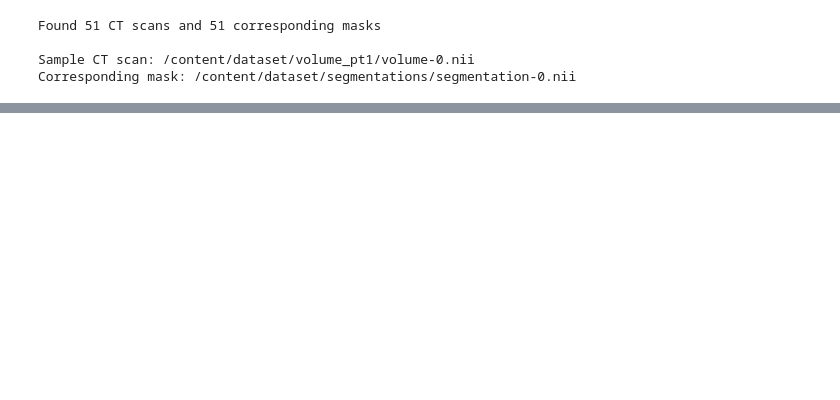
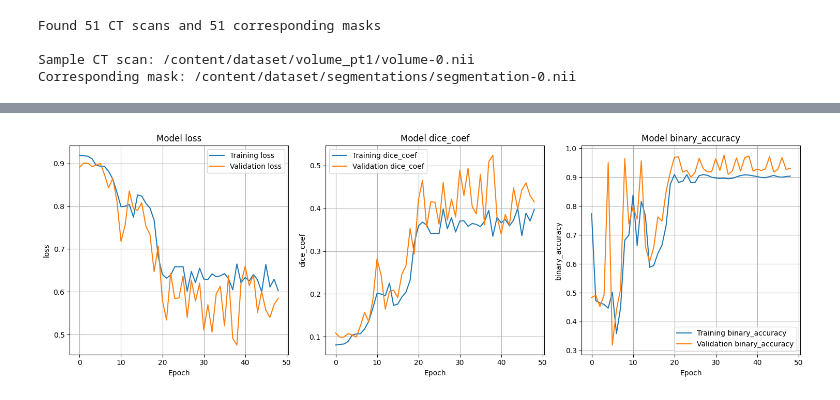
Before and after one commit to atharvadesai1/ChatApp, a Jupyter notebook: liver_tumor.ipynb, the cells around one changed output, grey strips where cells are left out. Saved outputs shown, nothing was run; the diff lists cells and outputs as text; code cells hidden in the pictures; blank space fills up the shorter version.

```diff
--- a/liver_tumor.ipynb
+++ b/liver_tumor.ipynb
@@ -268,7 +268,7 @@ model.compile(optimizer=Adam(learning_rate=1e-4),
 # Callbacks
 callbacks = [
     ModelCheckpoint('best_model.h5', monitor='val_dice_coef', save_best_only=True, mode='max'),
-    EarlyStopping(monitor='val_dice_coef', patience=10, restore_best_weights=True),
+    EarlyStopping(monitor='val_dice_coef', patience=10, restore_best_weights=True, mode='max'), # Added mode='max'
     ReduceLROnPlateau(monitor='val_loss', factor=0.2, patience=5, min_lr=1e-6)
 ]
 
@@ -314,0 +406,36 @@ lime_explanation = explain_with_lime(model, sample_image)
+# %%
+def plot_training_history(history):
+    """
+    Plot training and validation metrics from model training history
+    """
+    metrics = ['loss', 'dice_coef', 'binary_accuracy']  # Add other metrics if needed
+
+    plt.figure(figsize=(15, 5))
+
+    for i, metric in enumerate(metrics):
+        # Skip if metric wasn't tracked
+        if metric not in history.history:
+            continue
+
+        plt.subplot(1, len(metrics), i+1)
+
+        # Plot training metric
+        plt.plot(history.history[metric], label=f'Training {metric}')
+
+        # Plot validation metric if it exists
+        if f'val_{metric}' in history.history:
+            plt.plot(history.history[f'val_{metric}'], label=f'Validation {metric}')
+
+        plt.title(f'Model {metric}')
+        plt.ylabel(metric)
+        plt.xlabel('Epoch')
+        plt.legend()
+        plt.grid(True)
+
+    plt.tight_layout()
+    plt.show()
+
+# After model training, call the plotting function
+plot_training_history(history)
+# %% [output]
+[figure, added]
```
Also changed, not shown: parts of 5 cells of this notebook.
